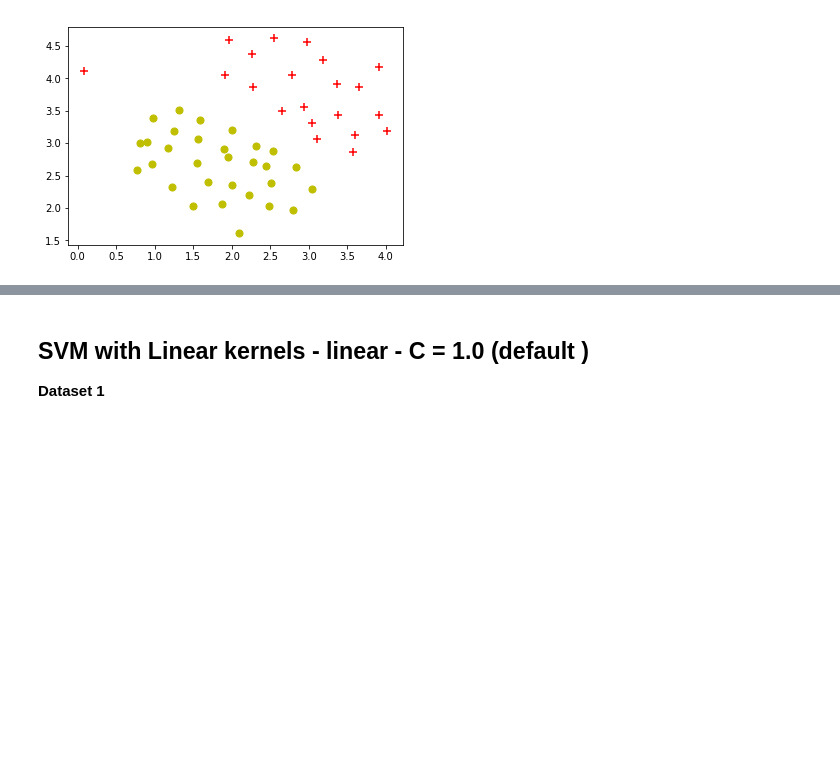
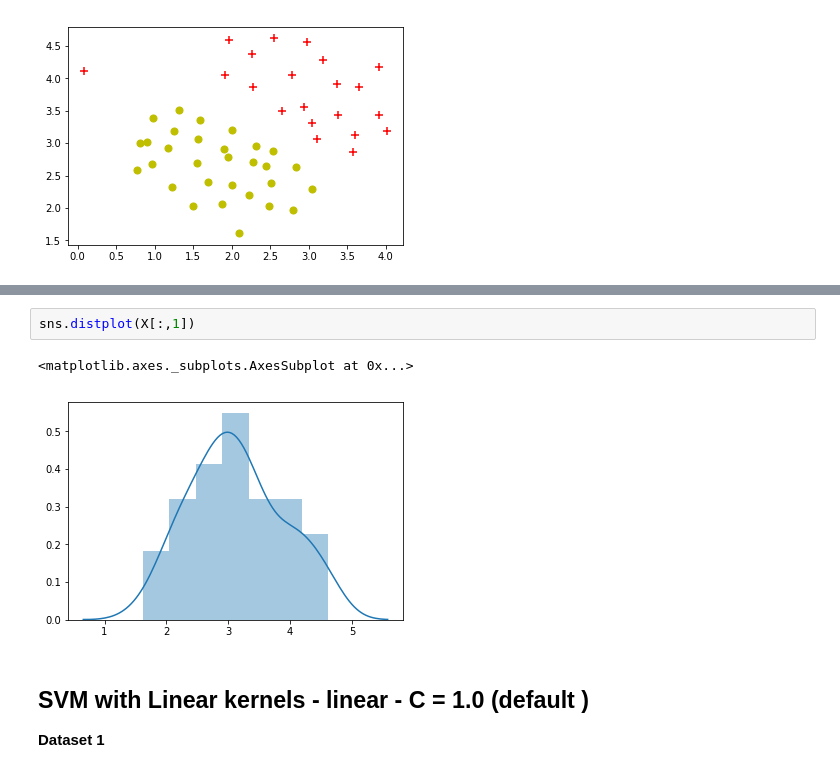
Before and after one commit to nandinijampala/SelfStudyNotes, a Jupyter notebook: SVM/SVC/SVM_Classifier.ipynb, the cells around one changed output, grey strips where cells are left out. Saved outputs shown, nothing was run; the diff lists cells and outputs as text; blank space fills up the shorter version.

```diff
--- a/SVM/SVC/SVM_Classifier.ipynb
+++ b/SVM/SVC/SVM_Classifier.ipynb
@@ -34,3 +44,8 @@ plt.scatter(X[neg[:,0],0],X[neg[:,0],1],c="y",marker="o",s=50)
+# %%
+sns.distplot(X[:,1])
+# %% [output]
+<matplotlib.axes._subplots.AxesSubplot at 0x...>
+[figure, added]
 # %% [markdown]
 ## SVM with Linear kernels - linear - C = 1.0 (default )
 **Dataset 1**
```
Also changed, not shown: parts of 15 cells of this notebook, 6 other files.
